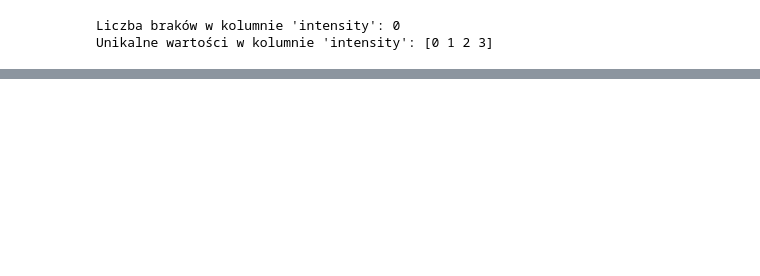
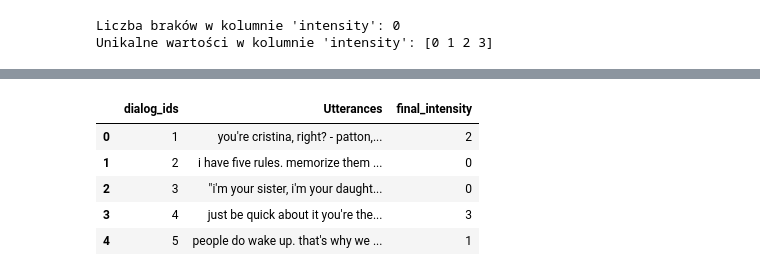
Before and after one commit to JuliaWieczorek/meisd_project, a Jupyter notebook: pipeline/sentiment_analysis/sentiment_analysis_per_conversation.ipynb, the cells around one changed output, grey strips where cells are left out. Drawn from its saved outputs; the diff is of its cells as text; code cells hidden in the pictures; blank space fills up the shorter version.

```diff
--- a/pipeline/sentiment_analysis/sentiment_analysis_per_conversation.ipynb
+++ b/pipeline/sentiment_analysis/sentiment_analysis_per_conversation.ipynb
@@ -115,0 +131,9 @@ ValueError: Cannot set a DataFrame with multiple columns to the single column di
+# %%
+grouped_last_25.head()
+# %% [output]
+|  | dialog_ids | Utterances | final_intensity |
+| 0 | 1 | you're cristina, right? - patton,... | 2 |
+| 1 | 2 | i have five rules. memorize them ... | 0 |
+| 2 | 3 | "i'm your sister, i'm your daught... | 0 |
+| 3 | 4 | just be quick about it you're the... | 3 |
+| 4 | 5 | people do wake up. that's why we ... | 1 |
```
Also changed, not shown: parts of 35 cells of this notebook, 1 other file.
